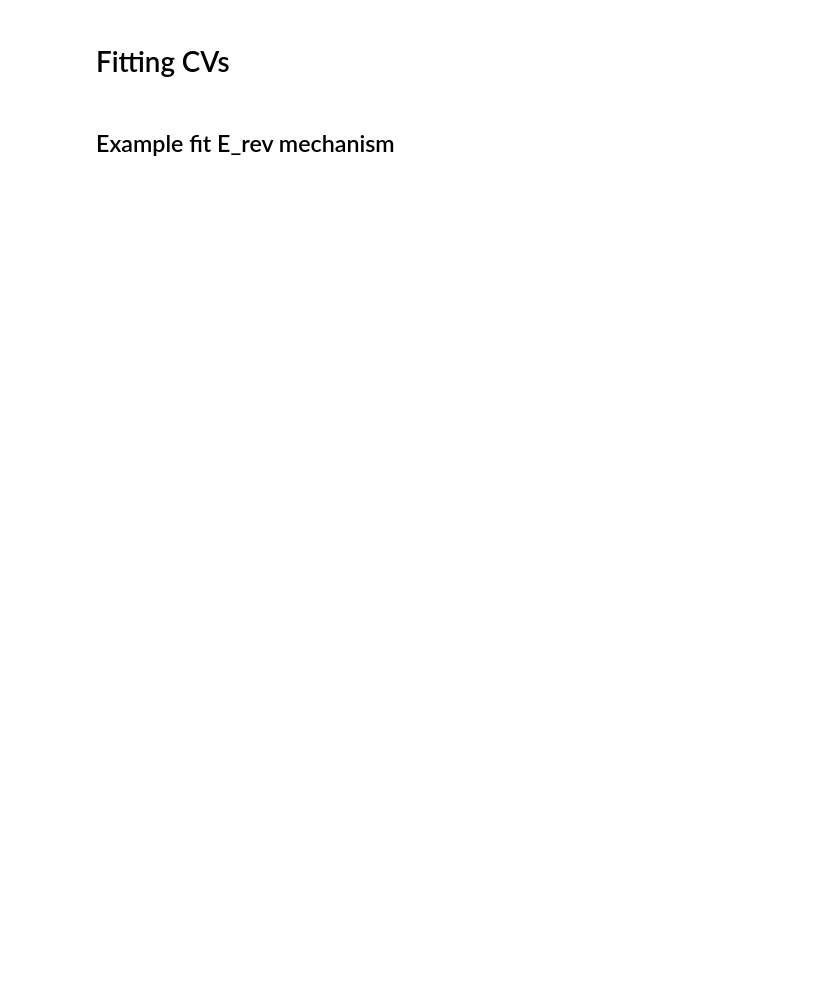
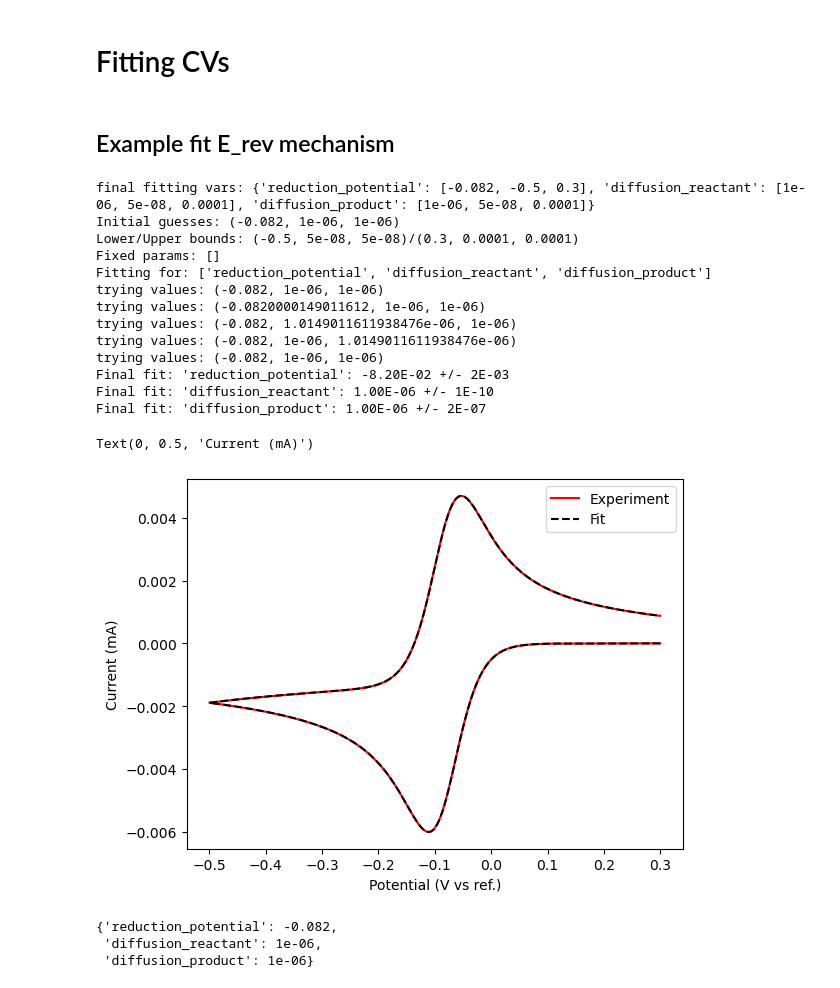
Before and after one commit to ericfell/CVsim, a Jupyter notebook: docs/source/examples/cvsim_examples.ipynb, the cells around one changed output. Saved outputs shown, nothing was run; the diff lists cells and outputs as text; code cells hidden in the pictures; blank space fills up the shorter version.

Commit message:
update ipynb with names, fitting

```diff
--- a/docs/source/examples/cvsim_examples.ipynb
+++ b/docs/source/examples/cvsim_examples.ipynb
@@ -112,24 +137,47 @@ Text(0, 0.5, 'Current (mA)')
 # %%
 # if you don't have real CV data to fit, make "fake" data here via CVsim
 fake_voltages, fake_currents = E_rev(0.3, -0.5, -0.1, 0.1, 1, 1e-6, 4e-6).simulate()
 # add data point at zero current
 fake_voltages = np.insert(fake_voltages, 0, 0.3)
 fake_currents = np.insert(fake_currents, 0, 0.0)
 
 # fit the "experiment"
-fitted_voltage, fitted_current = FitE_rev(
+fitted_voltage, fitted_current, final_fit = FitE_rev(
     voltage_to_fit=fake_voltages,  # list, V vs ref.
     current_to_fit=fake_currents,  # list, A
     scan_rate=0.1,                 # V/s
     c_bulk=1,                      # mM
     step_size=1,                   # mV
     disk_radius=1.5,               # mm
     temperature=298,               # K
 ).fit()
 
 fig, ax = plt.subplots()
 ax.plot(fake_voltages, fake_currents*1000, 'r', label="Experiment")
 ax.plot(fitted_voltage, fitted_current*1000, 'k--', label="Fit")
 ax.legend()
 ax.set_xlabel('Potential (V vs ref.)')
 ax.set_ylabel('Current (mA)')
+# %% [output]
+final fitting vars: {'reduction_potential': [-0.082, -0.5, 0.3], 'diffusion_reactant': [1e-06, 5e-08, 0.0001], 'diffusion_product': [1e-06, 5e-08, 0.0001]}
+Initial guesses: (-0.082, 1e-06, 1e-06)
+Lower/Upper bounds: (-0.5, 5e-08, 5e-08)/(0.3, 0.0001, 0.0001)
+Fixed params: []
+Fitting for: ['reduction_potential', 'diffusion_reactant', 'diffusion_product']
+trying values: (-0.082, 1e-06, 1e-06)
+trying values: (-0.0820000149011612, 1e-06, 1e-06)
+trying values: (-0.082, 1.0149011611938476e-06, 1e-06)
+trying values: (-0.082, 1e-06, 1.0149011611938476e-06)
+trying values: (-0.082, 1e-06, 1e-06)
+Final fit: 'reduction_potential': -8.20E-02 +/- 2E-03
+Final fit: 'diffusion_reactant': 1.00E-06 +/- 1E-10
+Final fit: 'diffusion_product': 1.00E-06 +/- 2E-07
+Text(0, 0.5, 'Current (mA)')
+[figure, added]
+# %%
+# access final fit parameters
+final_fit
+# %% [output]
+{'reduction_potential': -0.082,
+ 'diffusion_reactant': 1e-06,
+ 'diffusion_product': 1e-06}
```
Also changed, not shown: parts of 6 cells of this notebook.
